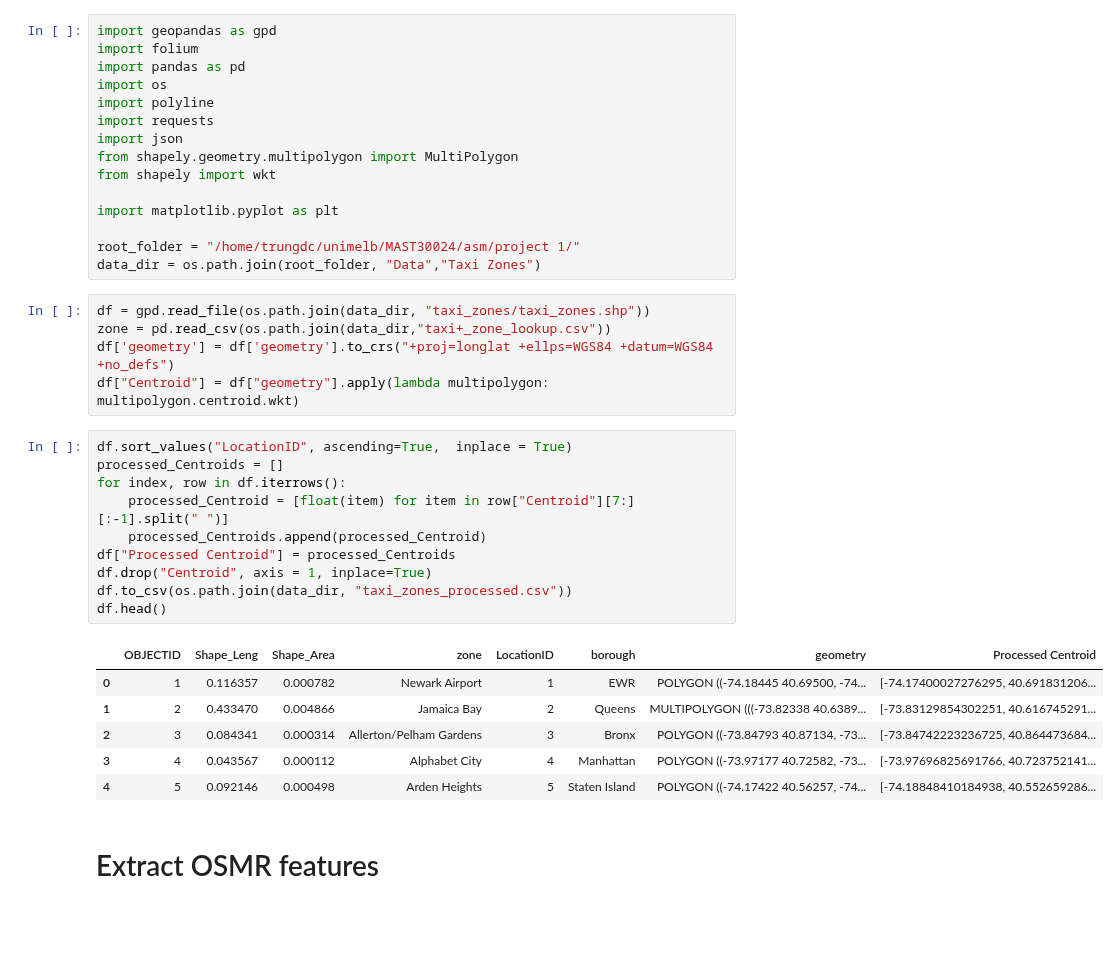
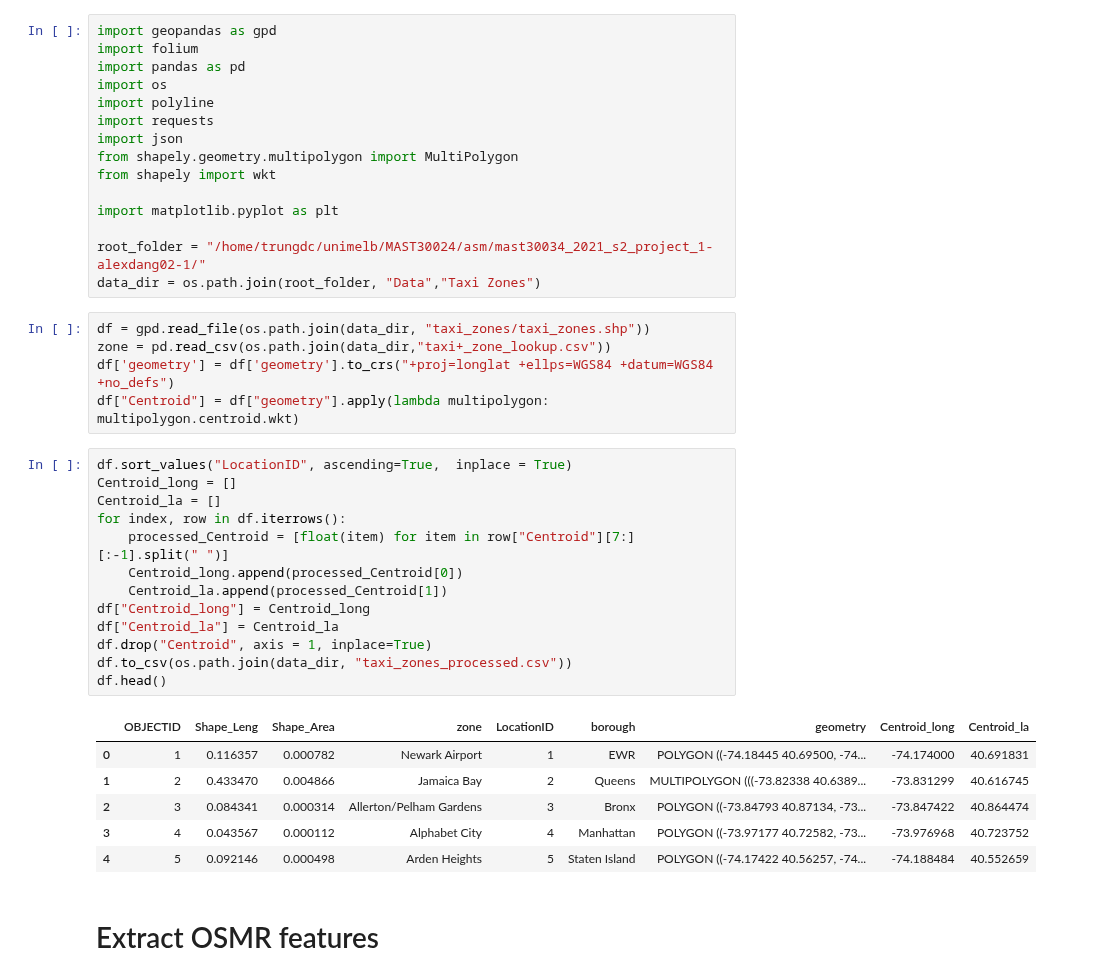
Before and after one commit to alexdang02/NYC-Trip-Duration-Prediction-2019, a Jupyter notebook: code/Fetch & Preprocess/Taxi Zones & OSRM.ipynb, the cells around one changed output. Cells and saved outputs as stored; diff of their text form; blank space fills up the shorter version.

Commit message:
Refactoring centroid columns

```diff
--- a/code/Fetch & Preprocess/Taxi Zones & OSRM.ipynb
+++ b/code/Fetch & Preprocess/Taxi Zones & OSRM.ipynb
@@ -13,7 +13,7 @@ from shapely import wkt
 
 import matplotlib.pyplot as plt
 
-root_folder = "/home/trungdc/unimelb/MAST30024/asm/project 1/"
+root_folder = "/home/trungdc/unimelb/MAST30024/asm/mast30034_2021_s2_project_1-alexdang02-1/"
 data_dir = os.path.join(root_folder, "Data","Taxi Zones")
 # %%
 df = gpd.read_file(os.path.join(data_dir, "taxi_zones/taxi_zones.shp"))
@@ -22,21 +22,24 @@ df['geometry'] = df['geometry'].to_crs("+proj=longlat +ellps=WGS84 +datum=WGS84
 df["Centroid"] = df["geometry"].apply(lambda multipolygon: multipolygon.centroid.wkt)
 # %%
 df.sort_values("LocationID", ascending=True,  inplace = True)
-processed_Centroids = []
+Centroid_long = []
+Centroid_la = []
 for index, row in df.iterrows():
     processed_Centroid = [float(item) for item in row["Centroid"][7:][:-1].split(" ")]
-    processed_Centroids.append(processed_Centroid)
-df["Processed Centroid"] = processed_Centroids
+    Centroid_long.append(processed_Centroid[0])
+    Centroid_la.append(processed_Centroid[1])
+df["Centroid_long"] = Centroid_long
+df["Centroid_la"] = Centroid_la
 df.drop("Centroid", axis = 1, inplace=True)
 df.to_csv(os.path.join(data_dir, "taxi_zones_processed.csv"))
 df.head()
 # %% [output]
-|  | OBJECTID | Shape_Leng | Shape_Area | zone | LocationID | borough | geometry | Processed Centroid |
-| 0 | 1 | 0.116357 | 0.000782 | Newark Airport | 1 | EWR | POLYGON ((-74.18445 40.69500, -74... | [-74.17400027276295, 40.691831206... |
-| 1 | 2 | 0.433470 | 0.004866 | Jamaica Bay | 2 | Queens | MULTIPOLYGON (((-73.82338 40.6389... | [-73.83129854302251, 40.616745291... |
-| 2 | 3 | 0.084341 | 0.000314 | Allerton/Pelham Gardens | 3 | Bronx | POLYGON ((-73.84793 40.87134, -73... | [-73.84742223236725, 40.864473684... |
-| 3 | 4 | 0.043567 | 0.000112 | Alphabet City | 4 | Manhattan | POLYGON ((-73.97177 40.72582, -73... | [-73.97696825691766, 40.723752141... |
-| 4 | 5 | 0.092146 | 0.000498 | Arden Heights | 5 | Staten Island | POLYGON ((-74.17422 40.56257, -74... | [-74.18848410184938, 40.552659286... |
+|  | OBJECTID | Shape_Leng | Shape_Area | zone | LocationID | borough | geometry | Centroid_long | Centroid_la |
+| 0 | 1 | 0.116357 | 0.000782 | Newark Airport | 1 | EWR | POLYGON ((-74.18445 40.69500, -74... | -74.174000 | 40.691831 |
+| 1 | 2 | 0.433470 | 0.004866 | Jamaica Bay | 2 | Queens | MULTIPOLYGON (((-73.82338 40.6389... | -73.831299 | 40.616745 |
+| 2 | 3 | 0.084341 | 0.000314 | Allerton/Pelham Gardens | 3 | Bronx | POLYGON ((-73.84793 40.87134, -73... | -73.847422 | 40.864474 |
+| 3 | 4 | 0.043567 | 0.000112 | Alphabet City | 4 | Manhattan | POLYGON ((-73.97177 40.72582, -73... | -73.976968 | 40.723752 |
+| 4 | 5 | 0.092146 | 0.000498 | Arden Heights | 5 | Staten Island | POLYGON ((-74.17422 40.56257, -74... | -74.188484 | 40.552659 |
 # %% [markdown]
 # Extract OSMR features
 # %% [markdown]
```
